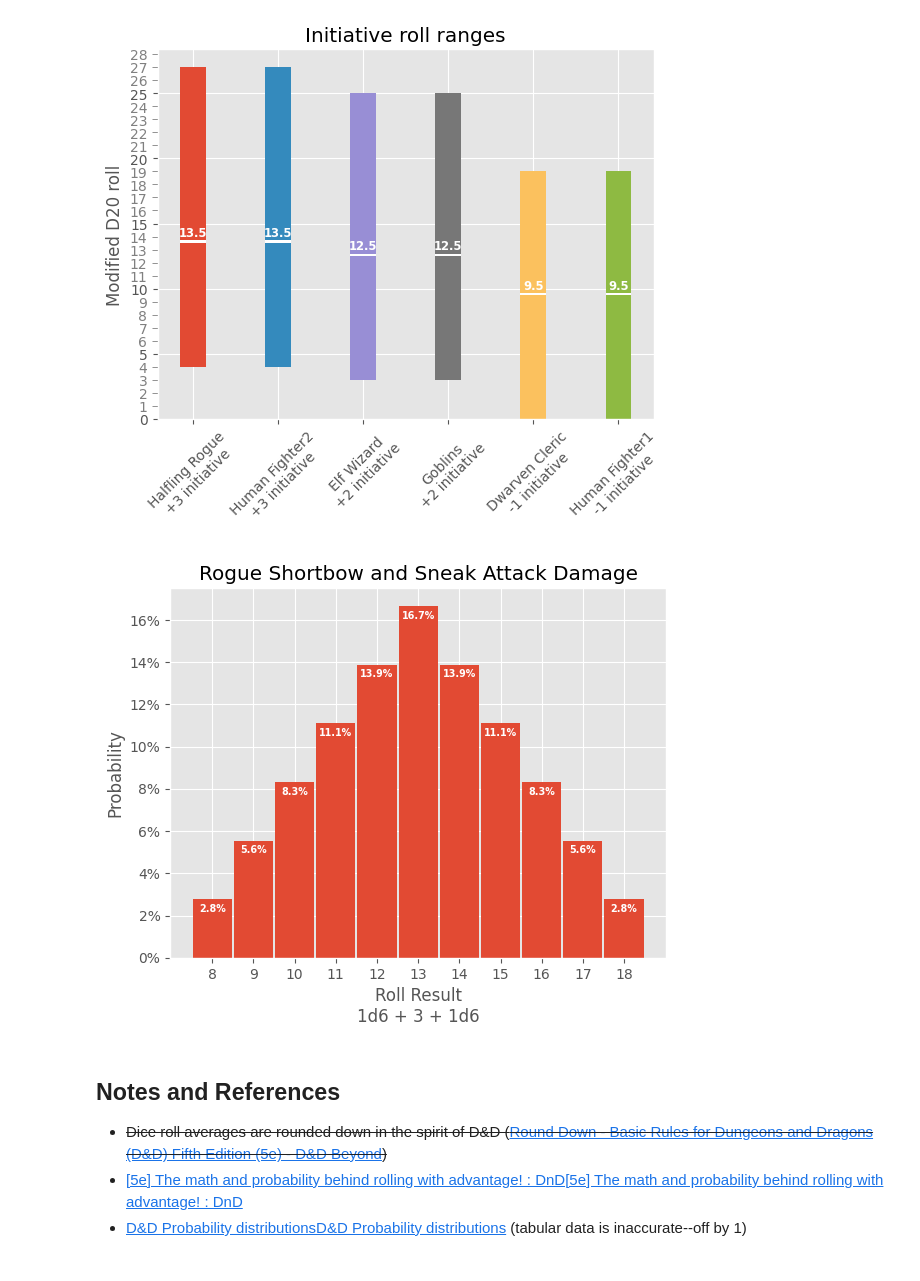
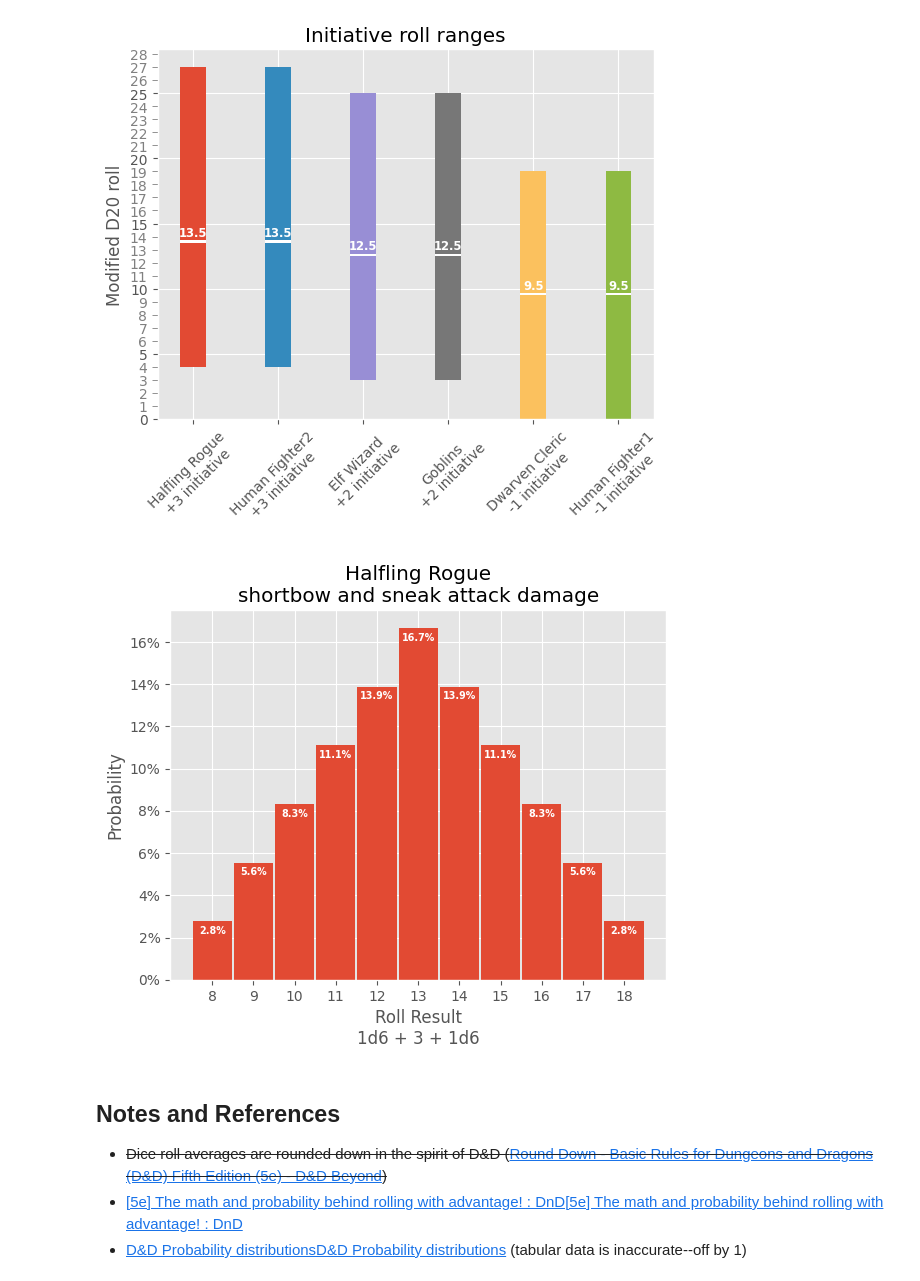
Before and after one commit to TimidRobot/dnd_probabilities, a Jupyter notebook: phandelver_probabilities.ipynb, the cells around one changed output. Saved outputs shown, nothing was run; the diff lists cells and outputs as text; code cells hidden in the pictures.

Commit message:
update halfling rogue table

```diff
--- a/phandelver_probabilities.ipynb
+++ b/phandelver_probabilities.ipynb
@@ -201,30 +201,30 @@ ax.yaxis.set_tick_params(which="minor", length=4, colors="gray")
 # %%
 fig, ax = plot.subplots()
 
 modified_d6 = np.arange(1 + 3, 7 + 3)
 counts = []
 for a, b in product(modified_d6, modified_d6):
     counts.append(a + b)
 results = np.array(sorted(list(set(counts))))
 for result in results:
     damage_probability = (counts.count(result) / len(modified_d6) ** 2) * 100
     ax.bar(result, damage_probability, width=0.95, color="C0")
     ax.annotate(
         f"{damage_probability:0.1f}%",
         (result, damage_probability - 0.6),
         color="white",
         fontsize="x-small",
         fontweight="bold",
         horizontalalignment="center",
     )
 
-ax.set_title("Rogue Shortbow and Sneak Attack Damage")
+ax.set_title("Halfling Rogue\nshortbow and sneak attack damage")
 ax.set_ylabel("Probability")
 ax.set_xlabel("Roll Result\n1d6 + 3 + 1d6")
 ax.xaxis.set_major_locator(ticker.FixedLocator(results))
 ax.yaxis.set_major_formatter(ticker.PercentFormatter(decimals=0))
 # %% [output]
-[figure, old version]
+[figure, new version]
 # %% [markdown]
 ## Notes and References
 
```
